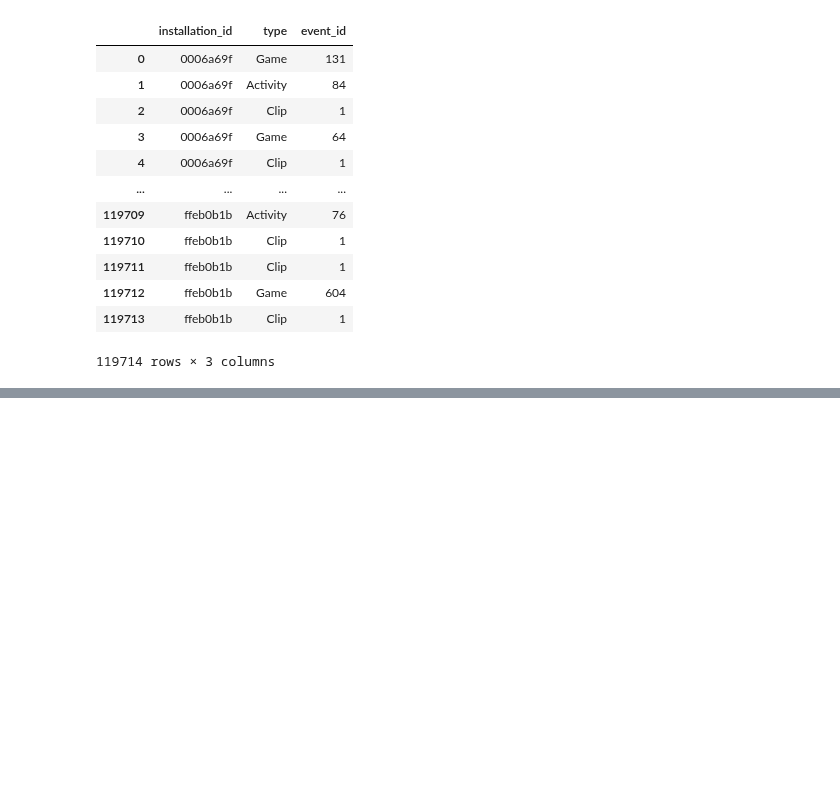
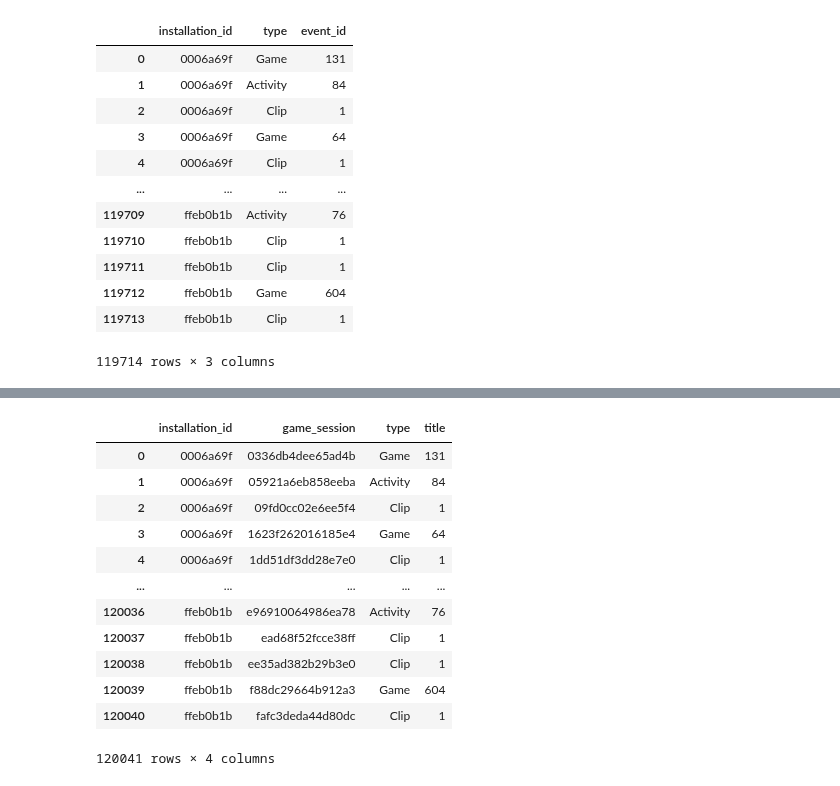
Before and after one commit to cats-in-the-hat/PBS-KIDS2, a Jupyter notebook: JQ_clean.ipynb, the cells around one changed output, grey strips where cells are left out. Saved outputs shown, nothing was run; the diff lists cells and outputs as text; code cells hidden in the pictures; blank space fills up the shorter version.

```diff
--- a/JQ_clean.ipynb
+++ b/JQ_clean.ipynb
@@ -375,0 +466,3 @@ df[df.type == 'Assessment'].groupby(["world","title"]).installation_id.count()
+# %%
+# recreate accuracy by filling in median if there's no accuracy score, else keep original
+test["accuracy_c"] = np.where(test.accuracy_x.isna(), test.accuracy_y, test.accuracy_x)
@@ -375,0 +548,16 @@ df[df.type == 'Assessment'].groupby(["world","title"]).installation_id.count()
+# %%
+agg
+# %% [output]
+|  | installation_id | game_session | type | title |
+| 0 | 0006a69f | 0336db4dee65ad4b | Game | 131 |
+| 1 | 0006a69f | 05921a6eb858eeba | Activity | 84 |
+| 2 | 0006a69f | 09fd0cc02e6ee5f4 | Clip | 1 |
+| 3 | 0006a69f | 1623f262016185e4 | Game | 64 |
+| 4 | 0006a69f | 1dd51df3dd28e7e0 | Clip | 1 |
+| ... | ... | ... | ... | ... |
+| 120036 | ffeb0b1b | e96910064986ea78 | Activity | 76 |
+| 120037 | ffeb0b1b | ead68f52fcce38ff | Clip | 1 |
+| 120038 | ffeb0b1b | ee35ad382b29b3e0 | Clip | 1 |
+| 120039 | ffeb0b1b | f88dc29664b912a3 | Game | 604 |
+| 120040 | ffeb0b1b | fafc3deda44d80dc | Clip | 1 |
+120041 rows × 4 columns
```
Also changed, not shown: parts of 41 cells of this notebook.
